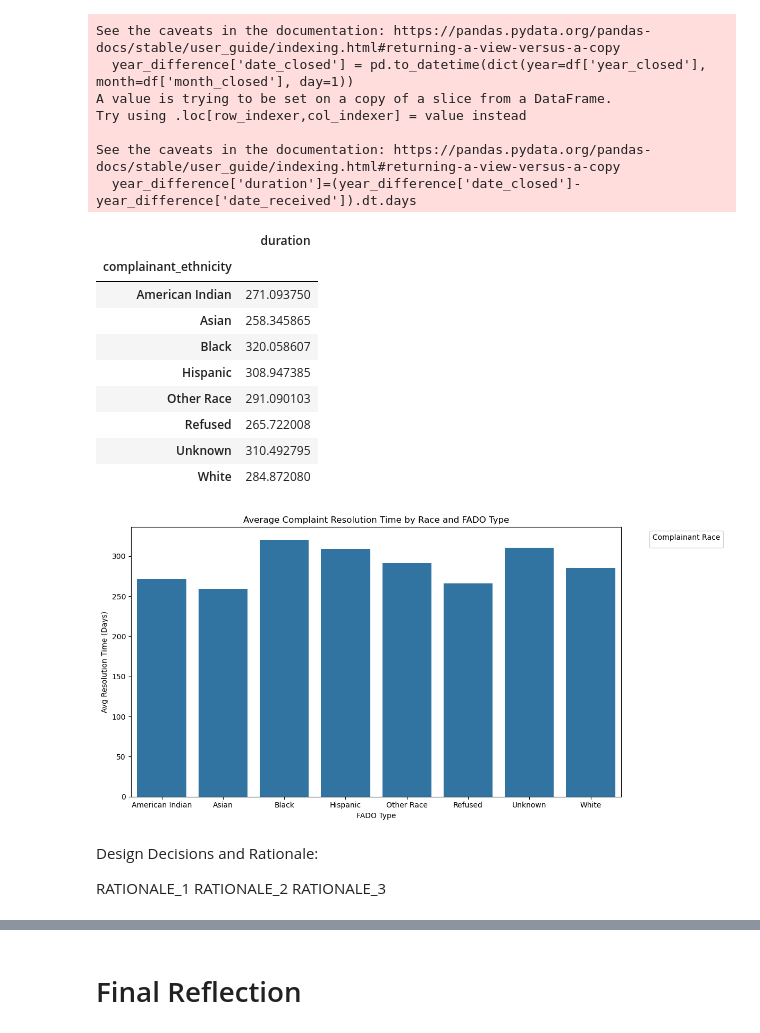
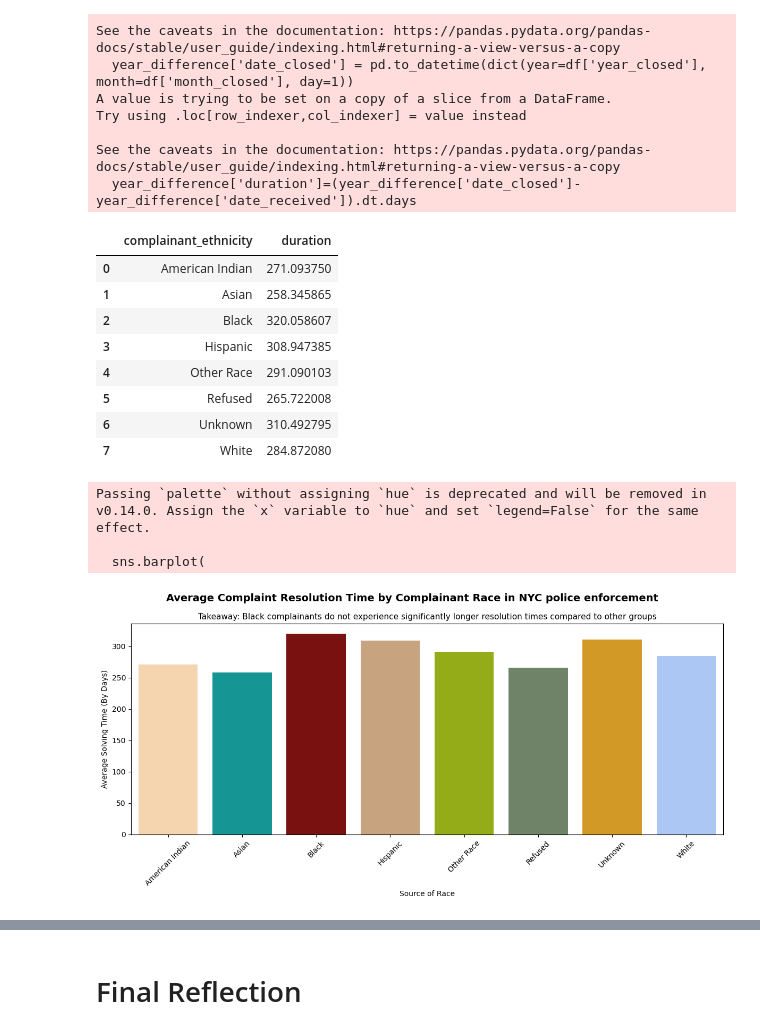
Before and after one commit to ivvvvvvvy123/dsc106project2, a Jupyter notebook: analysis.ipynb, the cells around one changed output, grey strips where cells are left out. Saved outputs shown, nothing was run; the diff lists cells and outputs as text; code cells hidden in the pictures.

```diff
--- a/analysis.ipynb
+++ b/analysis.ipynb
@@ -123,40 +119,49 @@ Try using .loc[row_indexer,col_indexer] = value instead
 See the caveats in the documentation: https://pandas.pydata.org/pandas-docs/stable/user_guide/indexing.html#returning-a-view-versus-a-copy
   year_difference['duration']=(year_difference['date_closed']-year_difference['date_received']).dt.days
 # %%
-against_df=year_difference.groupby(['complainant_ethnicity'])['duration'].mean().to_frame()
+against_df=year_difference.groupby(['complainant_ethnicity'])['duration'].mean().to_frame().reset_index()
 against_df
 # %% [output]
-|  | duration |
-| complainant_ethnicity |  |
-| American Indian | 271.093750 |
-| Asian | 258.345865 |
-| Black | 320.058607 |
-| Hispanic | 308.947385 |
-| Other Race | 291.090103 |
-| Refused | 265.722008 |
-| Unknown | 310.492795 |
-| White | 284.872080 |
+|  | complainant_ethnicity | duration |
+| 0 | American Indian | 271.093750 |
+| 1 | Asian | 258.345865 |
+| 2 | Black | 320.058607 |
+| 3 | Hispanic | 308.947385 |
+| 4 | Other Race | 291.090103 |
+| 5 | Refused | 265.722008 |
+| 6 | Unknown | 310.492795 |
+| 7 | White | 284.872080 |
 # %%
+ethnicity_colors = {
+    'Black': '#8B0000',
+    'Hispanic': '#D4A373',
+    'White': '#A0C4FF',
+    'Asian': '#00ABA9',
+    'Unknown': '#F0A30A',
+    'Other Race': '#A4C400',
+    'Refused': '#6D8764',
+    'American Indian': '#FFD6A5'
+}
+
 import seaborn as sns
 import matplotlib.pyplot as plt
 
 plt.figure(figsize=(12, 6))
 sns.barplot(
-    data=against_df,  # replace with your DataFrame
+    data=against_df,
     x='complainant_ethnicity',
     y='duration',
+    palette=ethnicity_colors
 )
-plt.title("Average Complaint Resolution Time by Race and FADO Type")
-plt.ylabel("Avg Resolution Time (Days)")
-plt.xlabel("FADO Type")
-plt.legend(title='Complainant Race', bbox_to_anchor=(1.05, 1), loc='upper left')
+plt.suptitle("Average Complaint Resolution Time by Complainant Race in NYC police enforcement", fontweight='bold', fontsize=14)
+plt.title("Takeaway: Black complainants do not experience significantly longer resolution times compared to other groups", fontsize=11)
+plt.ylabel("Average Solving Time (By Days)")
+plt.xlabel("Source of Race")
+plt.xticks(rotation=45)
 plt.tight_layout()
 plt.show()
 # %% [output]
+Passing `palette` without assigning `hue` is deprecated and will be removed in v0.14.0. Assign the `x` variable to `hue` and set `legend=False` for the same effect.
+
+  sns.barplot(
-[figure, old version]
+[figure, new version]
-# %% [markdown]
-Design Decisions and Rationale:
-
-RATIONALE_1
-RATIONALE_2
-RATIONALE_3
```
Also changed, not shown: parts of 10 cells of this notebook, 1 other file.
